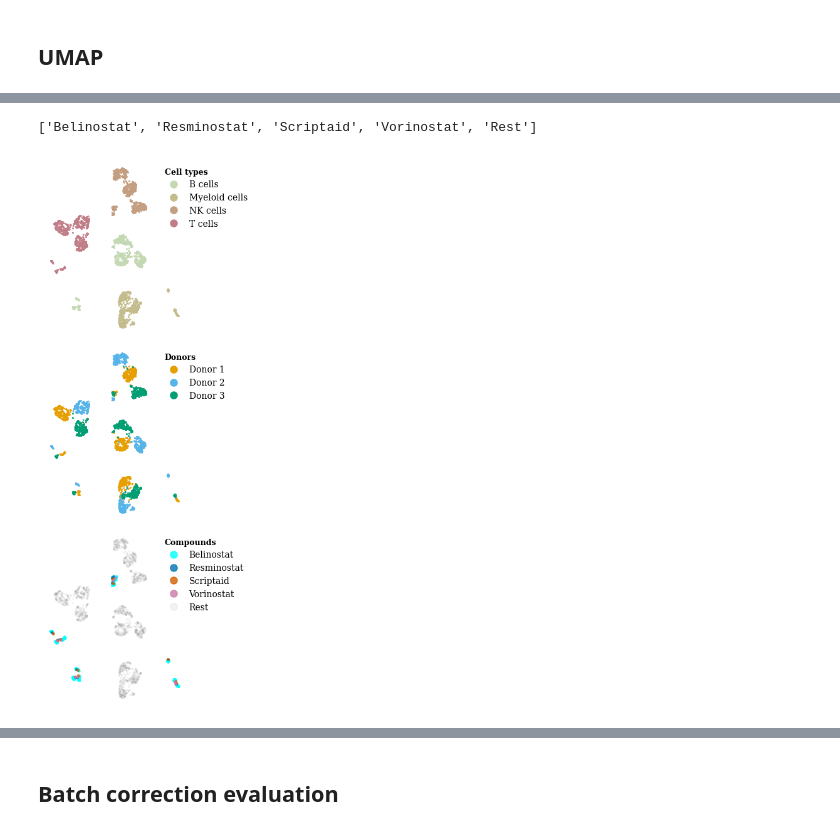
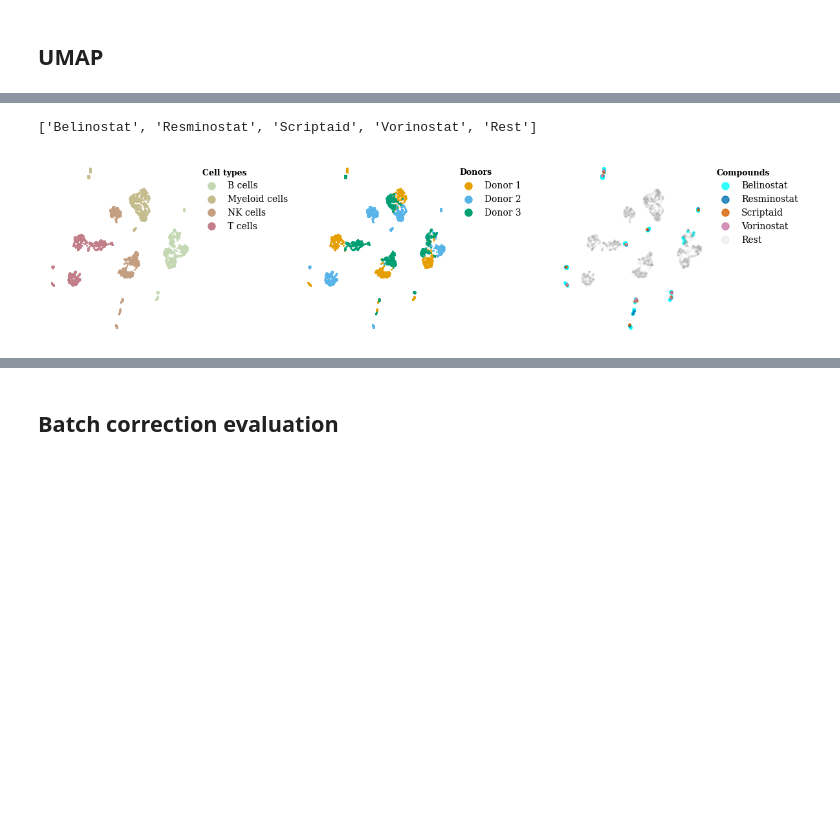
Before and after one commit to janursa/grn_benchmark, a Jupyter notebook: notebooks/preprocess_perturbation.ipynb, the cells around one changed output, grey strips where cells are left out. Drawn from its saved outputs; the diff is of its cells as text; code cells hidden in the pictures; blank space fills up the shorter version.

```diff
--- a/notebooks/preprocess_perturbation.ipynb
+++ b/notebooks/preprocess_perturbation.ipynb
@@ -1574,7 +1507,7 @@ bulk_adata.obs.loc[~mask,'sm_name_5'] = 'Rest'
 # %%
 # normalized SLA
 bulk_adata_c = bulk_adata.copy()
-bulk_adata_c.X = bulk_adata_c.layers['lognorm']
+bulk_adata_c.X = bulk_adata_c.layers['pearson']
 sc.pp.neighbors(bulk_adata_c)
 sc.tl.leiden(bulk_adata_c, resolution=.5)
 sc.tl.umap(bulk_adata_c)
@@ -1644,42 +1570,40 @@ def plot_umap(adata, color='', palette=None, ax=None,
 # %%
 color_compounds = ['Cyan']+ plots.colors_blind[4:4+3] +['grey']
 # %%
-from local_utils import plots
-figsize = (3.5, 9) #3
+from src import plots
+figsize = (12, 3) #3
 pad=20
-fig, axes = plt.subplots(3, 1, figsize=figsize, sharey=False)
+fig, axes = plt.subplots(1, 3, figsize=figsize, sharey=False)
 ax = axes[0]
 s = .5
-bbox_to_anchor = (.8, 1)
+bbox_to_anchor = (1, 1)
 plots.plot_umap(bulk_adata_c, color='cell_type', legend_title='Cell types', palette=colors_cell_type, ax=ax, bbox_to_anchor=bbox_to_anchor, s=s)
 # ax.set_title('Cell type', pad=pad)
 ax.spines[['left', 'bottom']].set_visible(False)
 ax.set_xlabel('')
 ax.set_ylabel('')
 
 ax = axes[2]
 
-# fig, ax = plt.subplots(1, 1, figsize=figsize, sharey=False)
 plot_umap(bulk_adata_c, color='sm_name_5', legend_title='Compounds', palette=color_compounds, ax=ax, bbox_to_anchor=bbox_to_anchor)
 # ax.set_title('Positive control',pad=pad)
 ax.spines[['left', 'bottom']].set_visible(False)
 ax.set_xlabel('')
 ax.set_ylabel('')
 
 ax = axes[1]
 
-# fig, ax = plt.subplots(1, 1, figsize=figsize, sharey=False)
 plots.plot_umap(bulk_adata_c, color='donor_id', legend_title='Donors', palette=colors_blind, ax=ax, bbox_to_anchor=bbox_to_anchor, s=s)
 # ax.set_title('Donor',pad=pad)
 ax.spines[['left', 'bottom']].set_visible(False)
 ax.set_xlabel('')
 ax.set_ylabel('')
 plt.tight_layout()
 
-fig.savefig(f'{work_dir}/preprocess/figs/umap_perturbation.png', dpi=300, transparent=True, bbox_inches='tight')
+fig.savefig(f'{work_dir}/preprocess/figs/umap_perturbation_pearson.png', dpi=300, transparent=True, bbox_inches='tight')
 # %% [output]
 ['Belinostat', 'Resminostat', 'Scriptaid', 'Vorinostat', 'Rest']
-[figure, old version]
+[figure, new version]
 # %%
 # ncorrected data
 bulk_adata_c = bulk_adata.copy()
```
Also changed, not shown: parts of 25 cells of this notebook, 7 other files.
